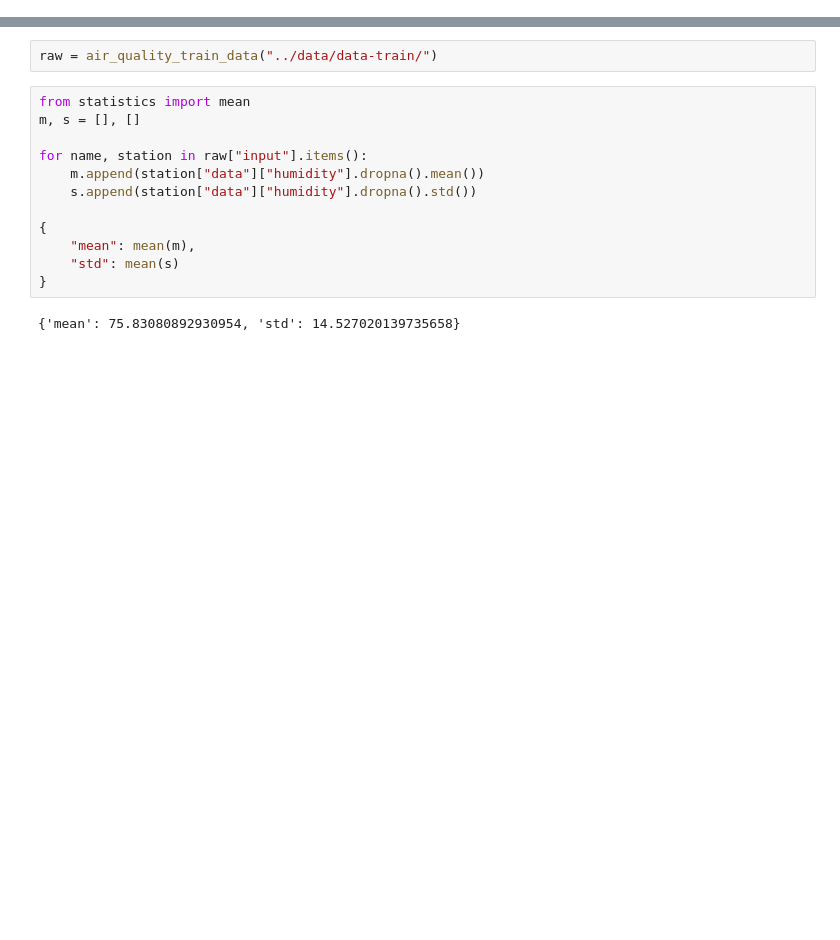
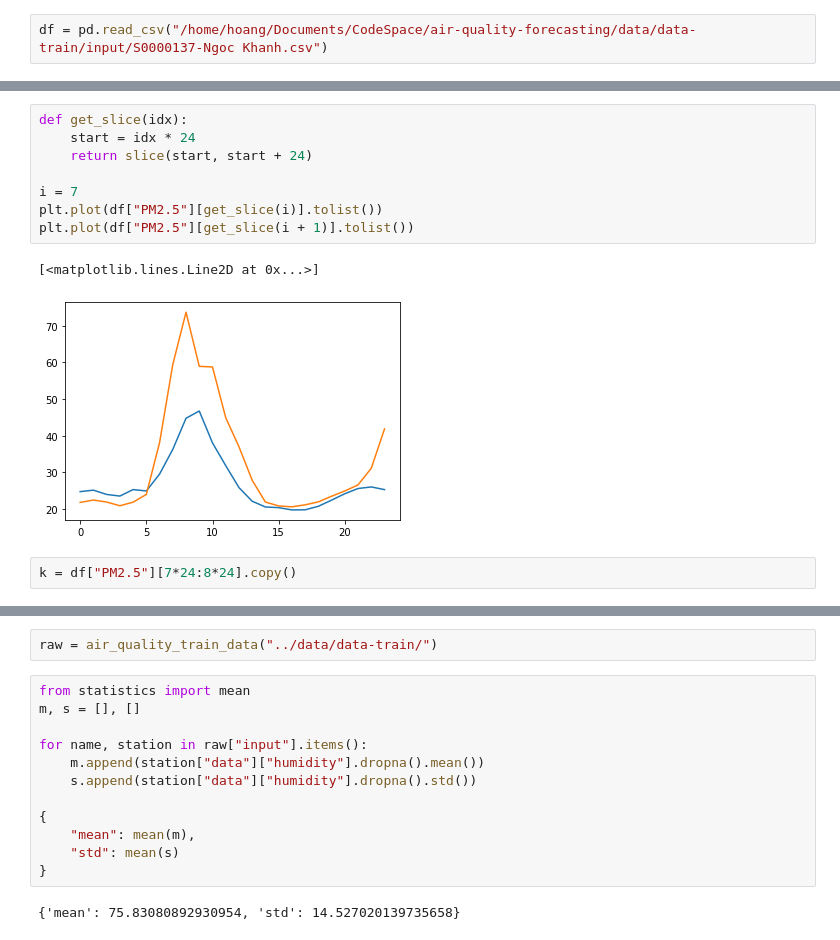
Before and after one commit to hoang1007/air-quality-forecasting, a Jupyter notebook: src/draft.ipynb, the cells around one changed output, grey strips where cells are left out. Drawn from its saved outputs; the diff is of its cells as text; blank space fills up the shorter version.

```diff
--- a/src/draft.ipynb
+++ b/src/draft.ipynb
@@ -6,2 +7,4 @@ import pandas as pd
 import numpy as np
 from sklearn.preprocessing import StandardScaler
+# %%
+df = pd.read_csv("/home/hoang/Documents/CodeSpace/air-quality-forecasting/data/data-train/input/S0000137-Ngoc Khanh.csv")
@@ -7,0 +42,13 @@ from sklearn.preprocessing import StandardScaler
+# %%
+def get_slice(idx):
+    start = idx * 24
+    return slice(start, start + 24)
+
+i = 7
+plt.plot(df["PM2.5"][get_slice(i)].tolist())
+plt.plot(df["PM2.5"][get_slice(i + 1)].tolist())
+# %% [output]
+[<matplotlib.lines.Line2D at 0x...>]
+[figure, added]
+# %%
+k = df["PM2.5"][7*24:8*24].copy()
```
Also changed, not shown: parts of 14 cells of this notebook, 3 other files.
